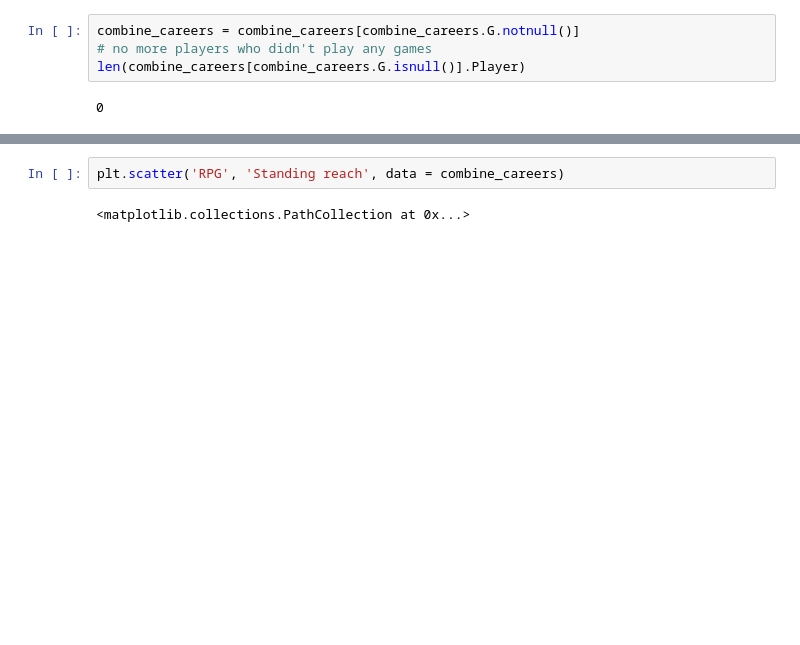
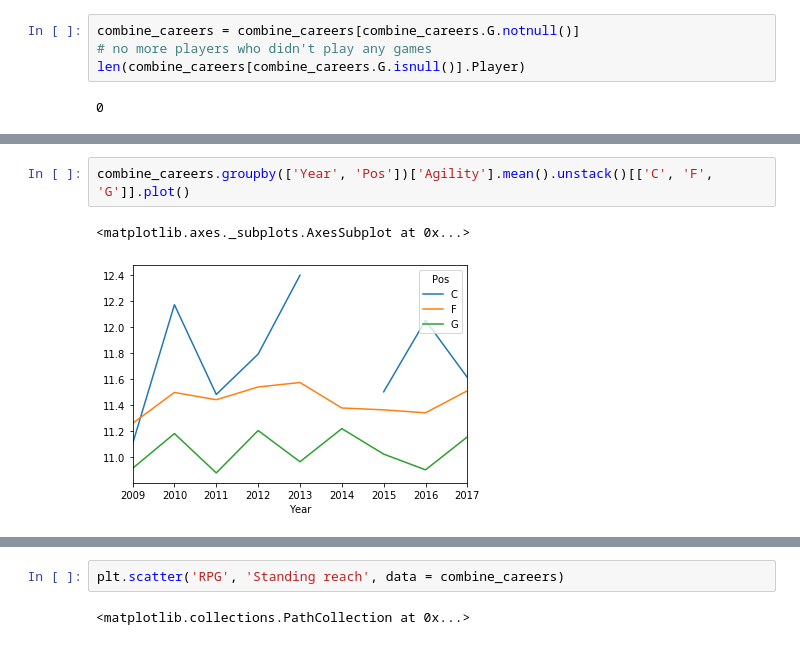
Before and after one commit to jrtran/stats131group7, a Jupyter notebook: combine_careers_eda.ipynb, the cells around one changed output, grey strips where cells are left out. Drawn from its saved outputs; the diff is of its cells as text; blank space fills up the shorter version.

```diff
--- a/combine_careers_eda.ipynb
+++ b/combine_careers_eda.ipynb
@@ -170,0 +307,5 @@ NameError: name 'combine_careers' is not defined
+# %%
+combine_careers.groupby(['Year', 'Pos'])['Agility'].mean().unstack()[['C', 'F', 'G']].plot()
+# %% [output]
+<matplotlib.axes._subplots.AxesSubplot at 0x...>
+[figure, added]
```
Also changed, not shown: parts of 37 cells of this notebook.
